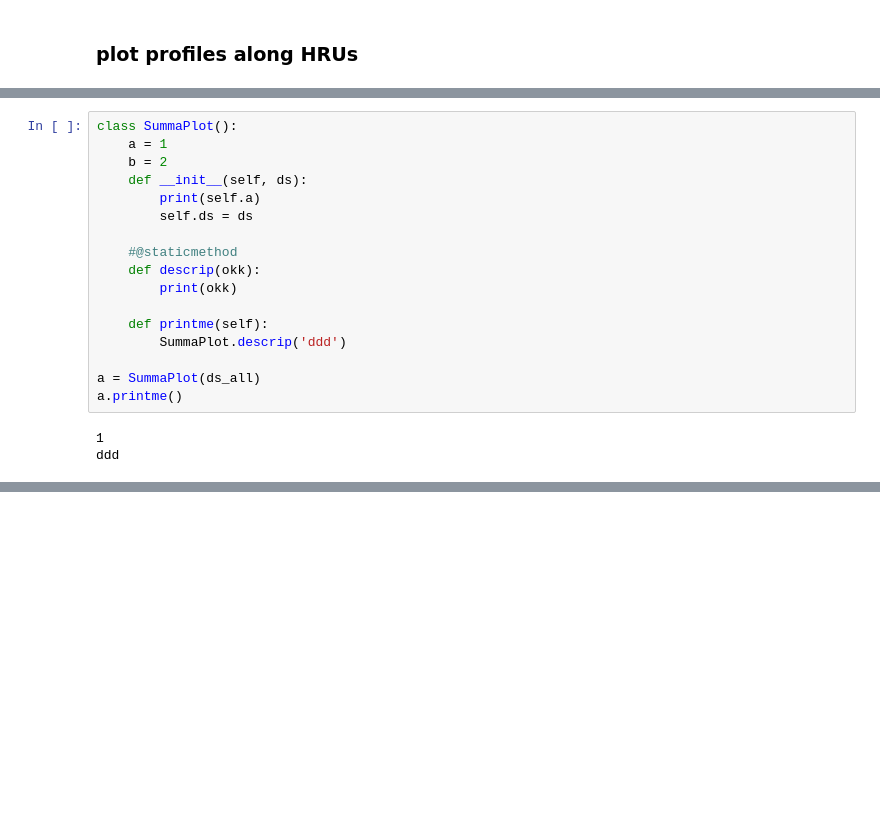
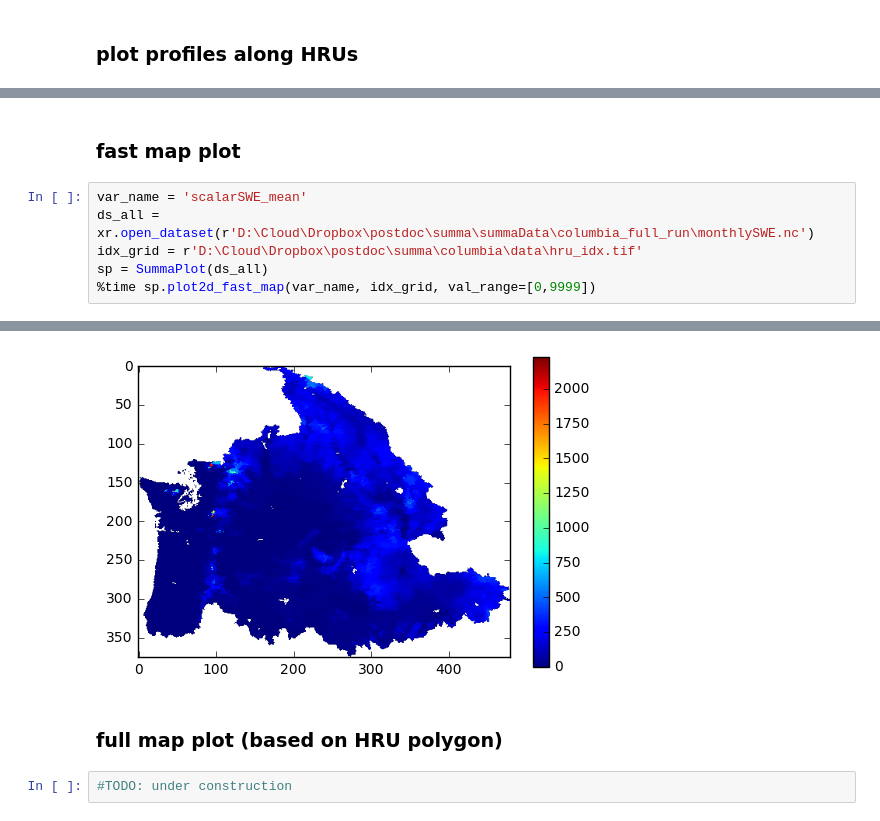
Before and after one commit to luckymichael/learnPython, a Jupyter notebook: plot_SUMMA_output.ipynb, the cells around one changed output, grey strips where cells are left out. Drawn from its saved outputs; the diff is of its cells as text; blank space fills up the shorter version.

```diff
--- a/plot_SUMMA_output.ipynb
+++ b/plot_SUMMA_output.ipynb
@@ -553,20 +513,9 @@ Wall time: 398 ms
-# %%
-class SummaPlot():
-    a = 1
-    b = 2
-    def __init__(self, ds):
-        print(self.a)
-        self.ds = ds
-
-    #@staticmethod
-    def descrip(okk):
-        print(okk)
-
-    def printme(self):
-        SummaPlot.descrip('ddd')
-
-a = SummaPlot(ds_all)
-a.printme()
-# %% [output]
-1
-ddd
+# %% [markdown]
+### fast map plot
+# %%
+var_name = 'scalarSWE_mean'
+ds_all = xr.open_dataset(r'D:\Cloud\Dropbox\postdoc\summa\summaData\columbia_full_run\monthlySWE.nc')
+idx_grid = r'D:\Cloud\Dropbox\postdoc\summa\columbia\data\hru_idx.tif'
+sp = SummaPlot(ds_all)
+%time sp.plot2d_fast_map(var_name, idx_grid, val_range=[0,9999])
+# %% [output]
@@ -572,0 +523,5 @@ ddd
+[figure, added]
+# %% [markdown]
+### full map plot (based on HRU polygon)
+# %%
+#TODO: under construction
```
Also changed, not shown: parts of 7 cells of this notebook.
